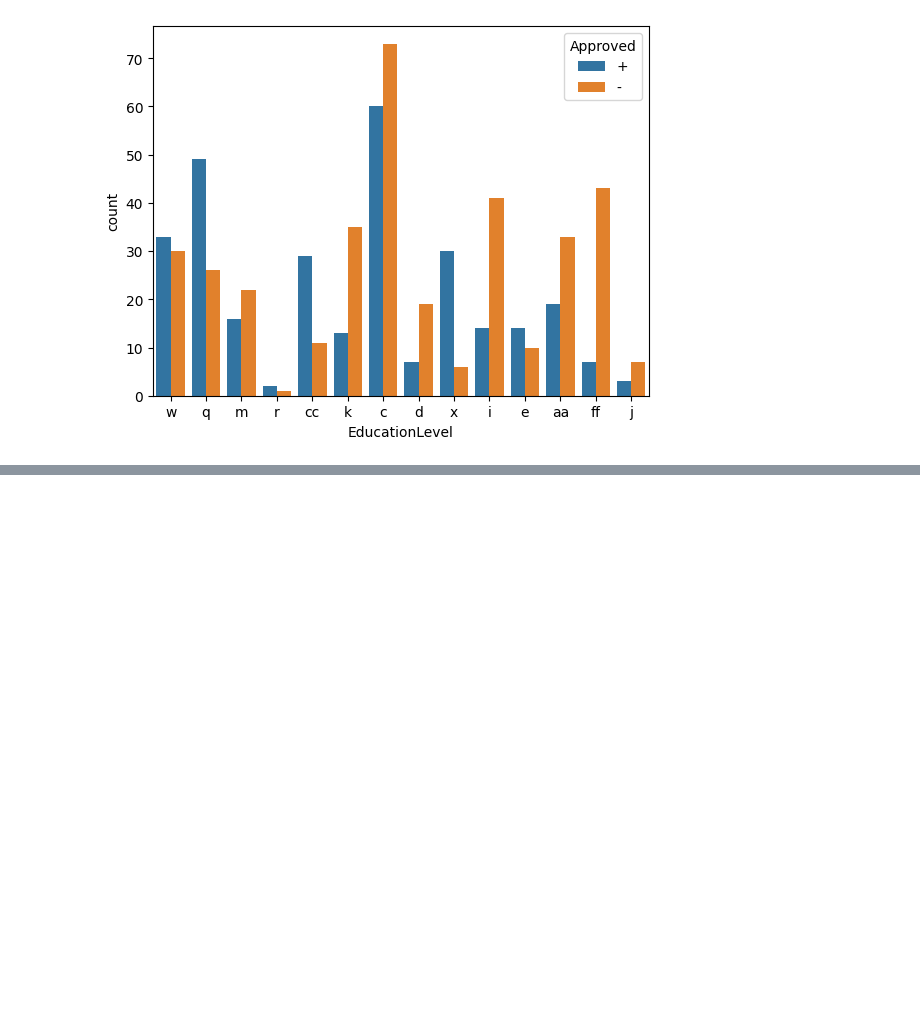
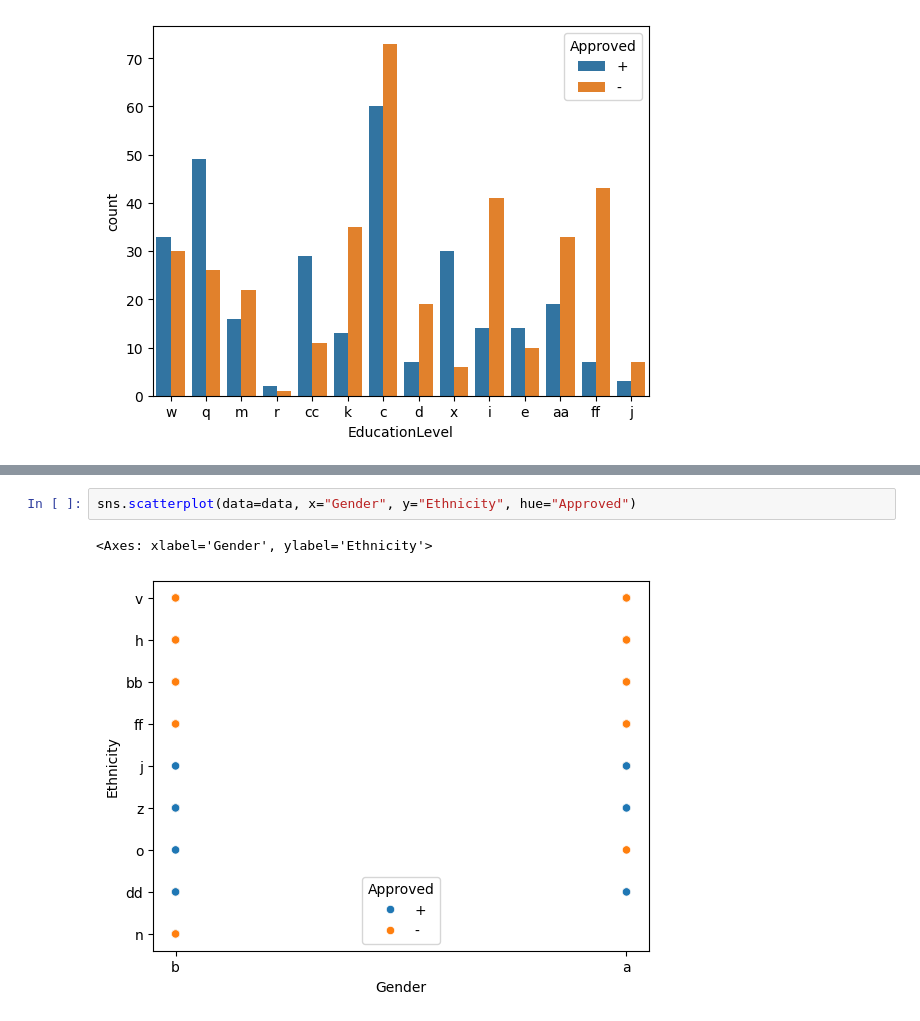
Before and after one commit to dottorm/teaching_synthetic, a Jupyter notebook: synthetic_bias.ipynb, the cells around one changed output, grey strips where cells are left out. Drawn from its saved outputs; the diff is of its cells as text; blank space fills up the shorter version.

```diff
--- a/synthetic_bias.ipynb
+++ b/synthetic_bias.ipynb
@@ -187,0 +185,5 @@ for i,predictor in enumerate(data.drop(columns='Approved')):
+# %%
+sns.scatterplot(data=data, x="Gender", y="Ethnicity", hue="Approved")
+# %% [output]
+<Axes: xlabel='Gender', ylabel='Ethnicity'>
+[figure, added]
```
Also changed, not shown: parts of 20 cells of this notebook.
